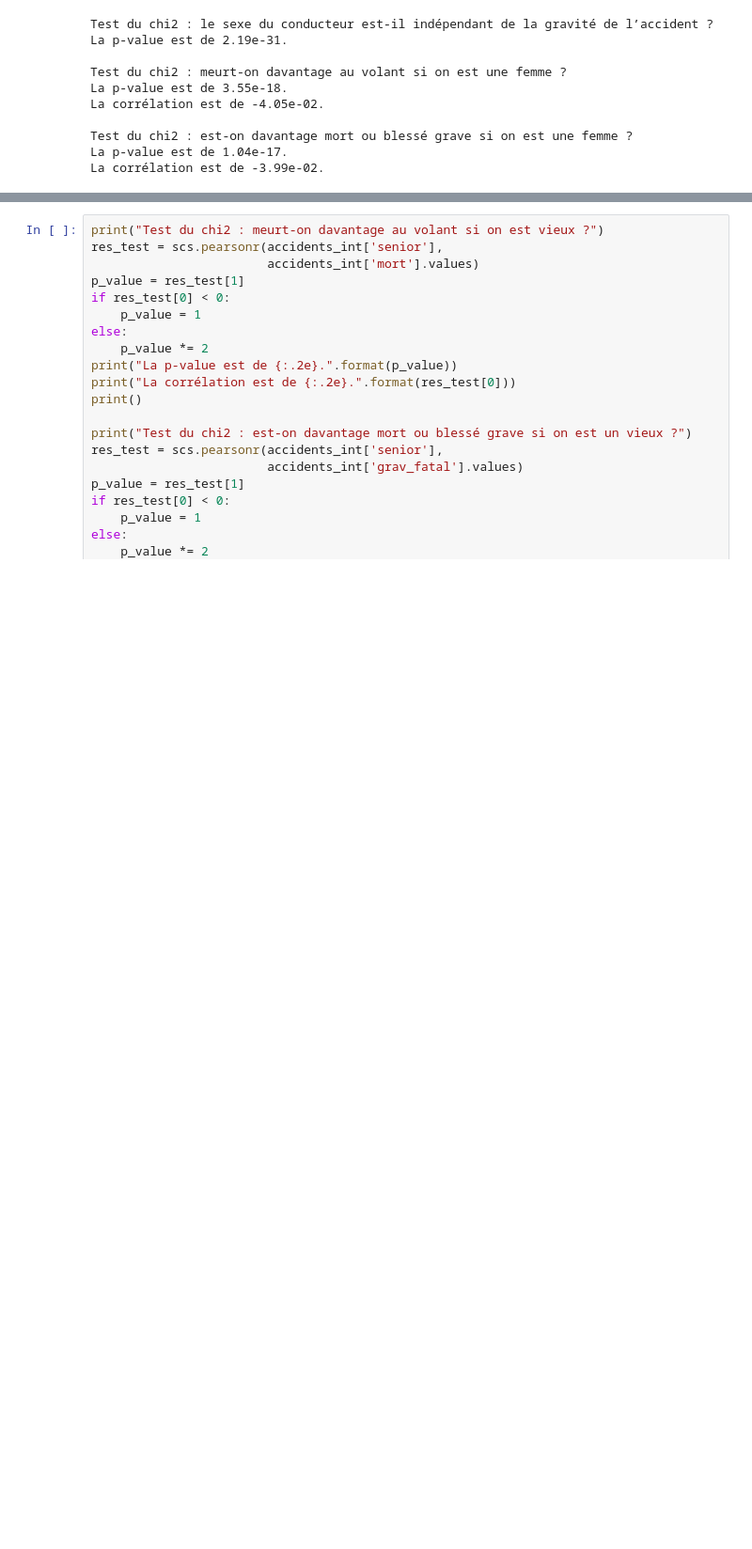
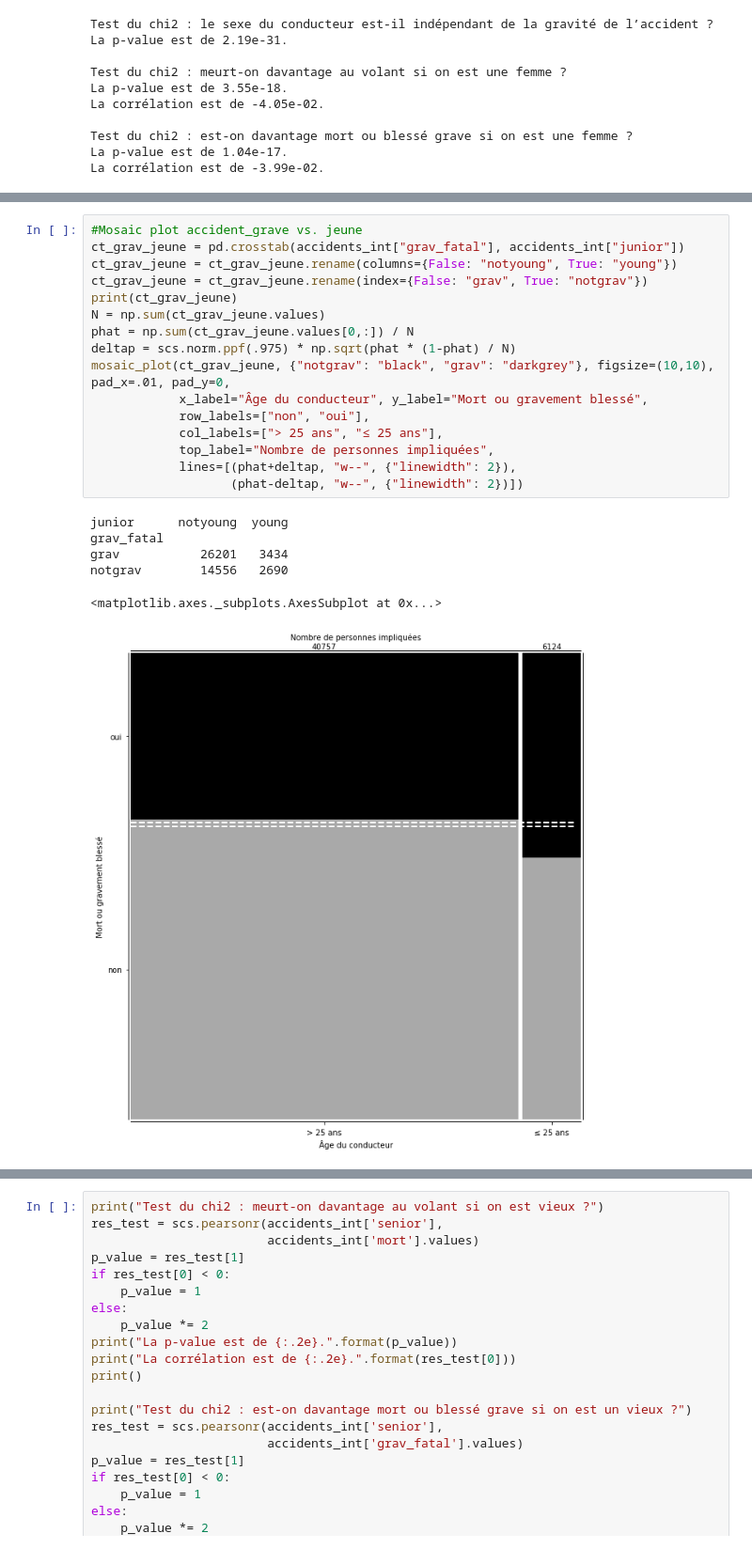
Before and after one commit to ericbenhamou/MASH_IPJ_2018, a Jupyter notebook: Untitled.ipynb, the cells around one changed output, grey strips where cells are left out. Shown: that part at 94% size. Drawn from its saved outputs; the diff is of its cells as text; blank space fills up the shorter version.

```diff
--- a/Untitled.ipynb
+++ b/Untitled.ipynb
@@ -358,0 +391,23 @@ print("La corrélation est de {:.2e}.".format(res_test[0]))
+# %%
+#Mosaic plot accident_grave vs. jeune
+ct_grav_jeune = pd.crosstab(accidents_int["grav_fatal"], accidents_int["junior"])
+ct_grav_jeune = ct_grav_jeune.rename(columns={False: "notyoung", True: "young"})
+ct_grav_jeune = ct_grav_jeune.rename(index={False: "grav", True: "notgrav"})
+print(ct_grav_jeune)
+N = np.sum(ct_grav_jeune.values)
+phat = np.sum(ct_grav_jeune.values[0,:]) / N
+deltap = scs.norm.ppf(.975) * np.sqrt(phat * (1-phat) / N)
+mosaic_plot(ct_grav_jeune, {"notgrav": "black", "grav": "darkgrey"}, figsize=(10,10), pad_x=.01, pad_y=0,
+            x_label="Âge du conducteur", y_label="Mort ou gravement blessé",
+            row_labels=["non", "oui"],
+            col_labels=["> 25 ans", "≤ 25 ans"],
+            top_label="Nombre de personnes impliquées",
+            lines=[(phat+deltap, "w--", {"linewidth": 2}),
+                   (phat-deltap, "w--", {"linewidth": 2})])
+# %% [output]
+junior      notyoung  young
+grav_fatal
+grav           26201   3434
+notgrav        14556   2690
+<matplotlib.axes._subplots.AxesSubplot at 0x...>
+[figure, added]
```
Also changed, not shown: parts of 11 cells of this notebook.
